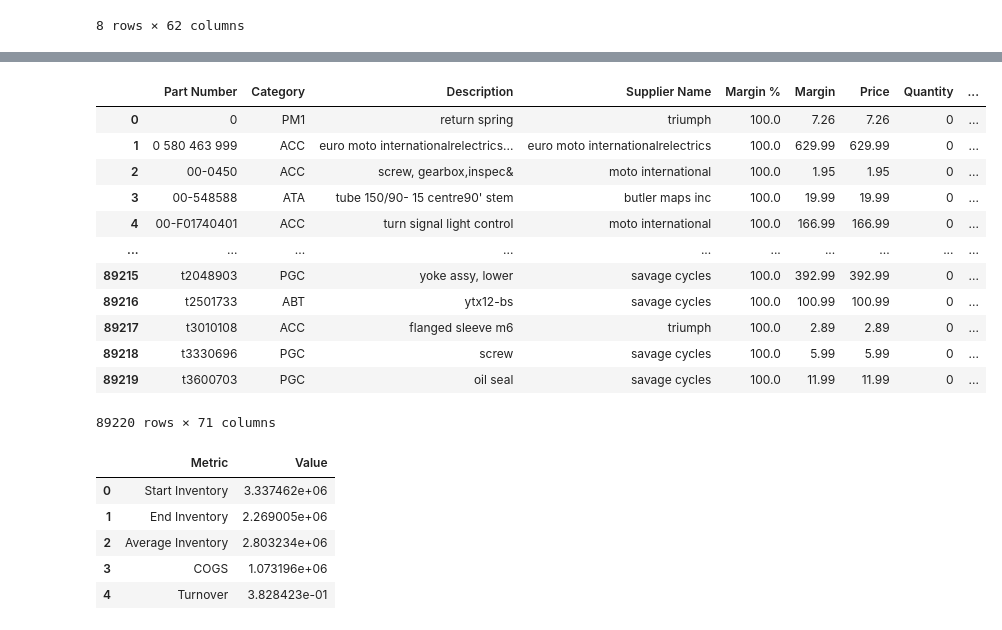
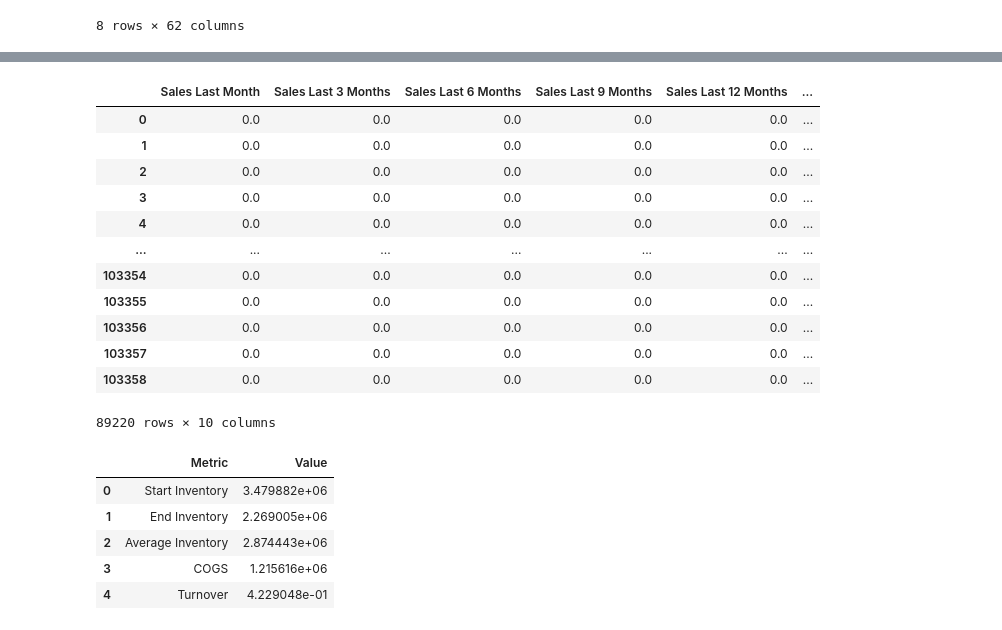
Before and after one commit to skyler22wilson/final_project, a Jupyter notebook: notebooks/data_cleaning.ipynb, the cells around one changed output, grey strips where cells are left out. Cells and saved outputs as stored; diff of their text form; code cells hidden in the pictures.

```diff
--- a/notebooks/data_cleaning.ipynb
+++ b/notebooks/data_cleaning.ipynb
@@ -184,6 +184,6 @@ parts_data['Margin'] = np.where(mask, parts_data['Price'], parts_data['Margin'])
 
 parts_data['Margin %'] = (parts_data['Margin'] / parts_data['Price']) * 100
 # %%
-mask = ((complete_parts_data['Months No Sale'] <= 8) & (complete_parts_data['Sales Last 9 Months'] > 0) & complete_parts_data['Sales - This Year'] == 0)
+mask = ((parts_data['Months No Sale'] <= 8) & (parts_data['Sales Last 9 Months'] > 0) & parts_data['Sales - This Year'] == 0)
 
-complete_parts_data['Sales - This Year'] = np.where(mask, complete_parts_data['Sales Last 9 Months'], complete_parts_data['Sales - This Year'])
+parts_data['Sales - This Year'] = np.where(mask, parts_data['Sales Last 9 Months'], parts_data['Sales - This Year'])
@@ -212,33 +190,34 @@ complete_parts_data[cost_mask][cols]
 # %%
 def fix_sales(dataframe, sales_periods):
-    for i, sale in enumerate(sales_periods):
-        if (dataframe[sale][i] > 0) & (dataframe[sale][1 + 1] == 0):
-            dataframe[sale + 1] += dataframe[sale]
-        else:
-            dataframe[sale]
+    for i in range(len(sales_periods) - 1):  # Exclude the last sale period
+        current_period = dataframe[sales_periods[i]]
+        next_period = dataframe[sales_periods[i + 1]]
+        if (current_period > 0).any() & (next_period == 0).any():
+            next_period = current_period
     return dataframe
 
-
-sales_figures = ['Sales Last Month',
+sales_periods = ['Sales Last Month',
        'Sales Last 3 Months', 'Sales Last 6 Months', 'Sales Last 9 Months',
        'Sales Last 12 Months', 'Sales Last 2 Years', 'Sales Last 3 Years',
        'Sales Last 4 Years', 'Sales Last 5 Years', 'Sales Last 10 Years']
 
-fix_sales(complete_parts_data, sales_figures)
+fix_sales(parts_data, sales_periods)
+
+parts_data[sales_periods]
 # %% [output]
-|  | Part Number | Category | Description | Supplier Name | Margin % | Margin | Price | Quantity | ... |
-| 0 | 0 | PM1 | return spring | triumph | 100.0 | 7.26 | 7.26 | 0 | ... |
-| 1 | 0 580 463 999 | ACC | euro moto internationalrelectrics... | euro moto internationalrelectrics | 100.0 | 629.99 | 629.99 | 0 | ... |
-| 2 | 00-0450 | ACC | screw, gearbox,inspec& | moto international | 100.0 | 1.95 | 1.95 | 0 | ... |
-| 3 | 00-548588 | ATA | tube 150/90- 15 centre90' stem | butler maps inc | 100.0 | 19.99 | 19.99 | 0 | ... |
-| 4 | 00-F01740401 | ACC | turn signal light control | moto international | 100.0 | 166.99 | 166.99 | 0 | ... |
-| ... | ... | ... | ... | ... | ... | ... | ... | ... | ... |
-| 89215 | t2048903 | PGC | yoke assy, lower | savage cycles | 100.0 | 392.99 | 392.99 | 0 | ... |
-| 89216 | t2501733 | ABT | ytx12-bs | savage cycles | 100.0 | 100.99 | 100.99 | 0 | ... |
-| 89217 | t3010108 | ACC | flanged sleeve m6 | triumph | 100.0 | 2.89 | 2.89 | 0 | ... |
-| 89218 | t3330696 | PGC | screw | savage cycles | 100.0 | 5.99 | 5.99 | 0 | ... |
-| 89219 | t3600703 | PGC | oil seal | savage cycles | 100.0 | 11.99 | 11.99 | 0 | ... |
+|  | Sales Last Month | Sales Last 3 Months | Sales Last 6 Months | Sales Last 9 Months | Sales Last 12 Months | ... |
+| 0 | 0.0 | 0.0 | 0.0 | 0.0 | 0.0 | ... |
+| 1 | 0.0 | 0.0 | 0.0 | 0.0 | 0.0 | ... |
+| 2 | 0.0 | 0.0 | 0.0 | 0.0 | 0.0 | ... |
+| 3 | 0.0 | 0.0 | 0.0 | 0.0 | 0.0 | ... |
+| 4 | 0.0 | 0.0 | 0.0 | 0.0 | 0.0 | ... |
+| ... | ... | ... | ... | ... | ... | ... |
+| 103354 | 0.0 | 0.0 | 0.0 | 0.0 | 0.0 | ... |
+| 103355 | 0.0 | 0.0 | 0.0 | 0.0 | 0.0 | ... |
+| 103356 | 0.0 | 0.0 | 0.0 | 0.0 | 0.0 | ... |
+| 103357 | 0.0 | 0.0 | 0.0 | 0.0 | 0.0 | ... |
+| 103358 | 0.0 | 0.0 | 0.0 | 0.0 | 0.0 | ... |
-89220 rows × 71 columns
+89220 rows × 10 columns
 # %%
 # Calculate the required metrics in the parts_data DataFrame
 total_cogs = round((parts_data['Cost Per Unit'] * parts_data['Sales - This Year']).sum(), 2)
@@ -276,11 +255,11 @@ table = pd.DataFrame(data, columns=['Metric', 'Value'])
 table
 # %% [output]
 |  | Metric | Value |
-| 0 | Start Inventory | 3.337462e+06 |
+| 0 | Start Inventory | 3.479882e+06 |
 | 1 | End Inventory | 2.269005e+06 |
-| 2 | Average Inventory | 2.803234e+06 |
-| 3 | COGS | 1.073196e+06 |
-| 4 | Turnover | 3.828423e-01 |
+| 2 | Average Inventory | 2.874443e+06 |
+| 3 | COGS | 1.215616e+06 |
+| 4 | Turnover | 4.229048e-01 |
 # %%
 def create_supplier_dataframe(dataframe, suppliers=None):
     """
```
Also changed, not shown: parts of 18 cells of this notebook, 20 other files.
